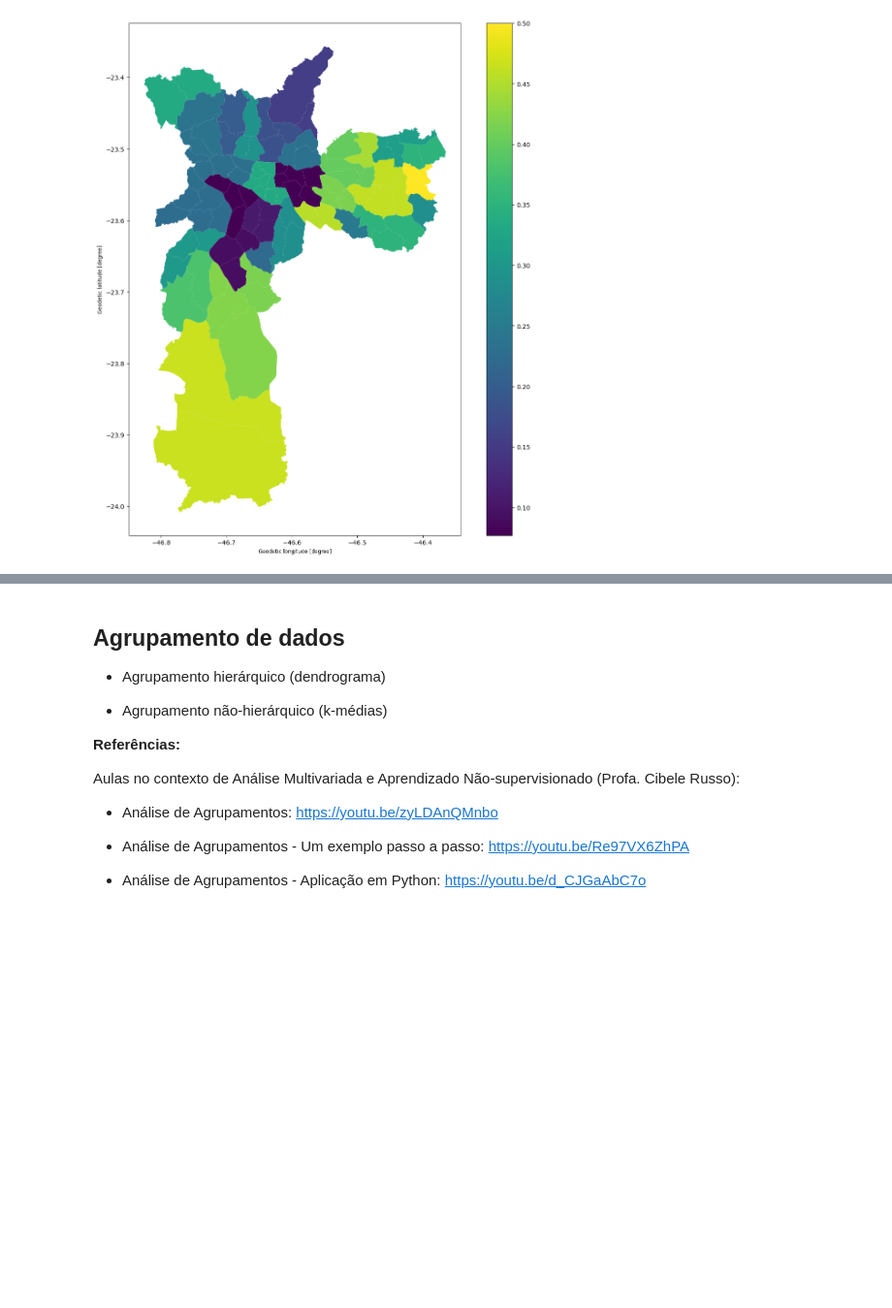
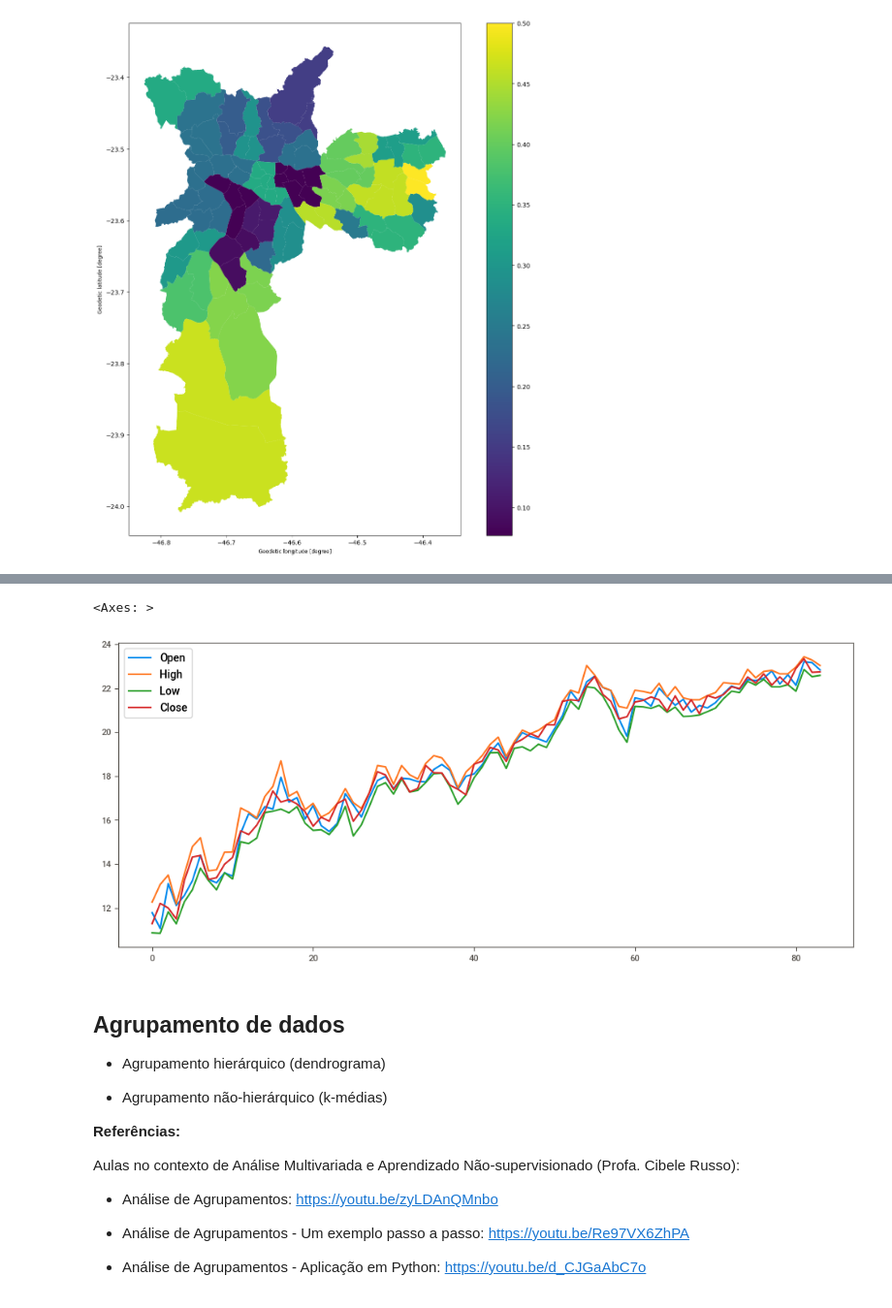
Before and after one commit to cibelerusso/EstatisticaI, a Jupyter notebook: Notebooks/5 AnaliseExploratoriadeDados.ipynb, the cells around one changed output, grey strips where cells are left out. Shown at 97% size. Drawn from its saved outputs; the diff is of its cells as text; code cells hidden in the pictures; blank space fills up the shorter version.

```diff
--- a/Notebooks/5 AnaliseExploratoriadeDados.ipynb
+++ b/Notebooks/5 AnaliseExploratoriadeDados.ipynb
@@ -1083,0 +1085,3 @@ gdf.plot(column='Inadimplente', legend=True, )
+# %%
+PETR4 = pd.read_csv('https://raw.githubusercontent.com/cibelerusso/Datasets/main/PETR4.csv')
+PETR4.head(10)
@@ -1084,3 +1100,8 @@ gdf.plot(column='Inadimplente', legend=True, )
+# %%
+PETR4[['Open', 'High', 'Low', 'Close']].plot(figsize = (12,5))
+# %% [output]
+<Axes: >
+[figure, added]
 # %% [markdown]
 ## Agrupamento de dados
 
```
Also changed, not shown: parts of 3 cells of this notebook.
